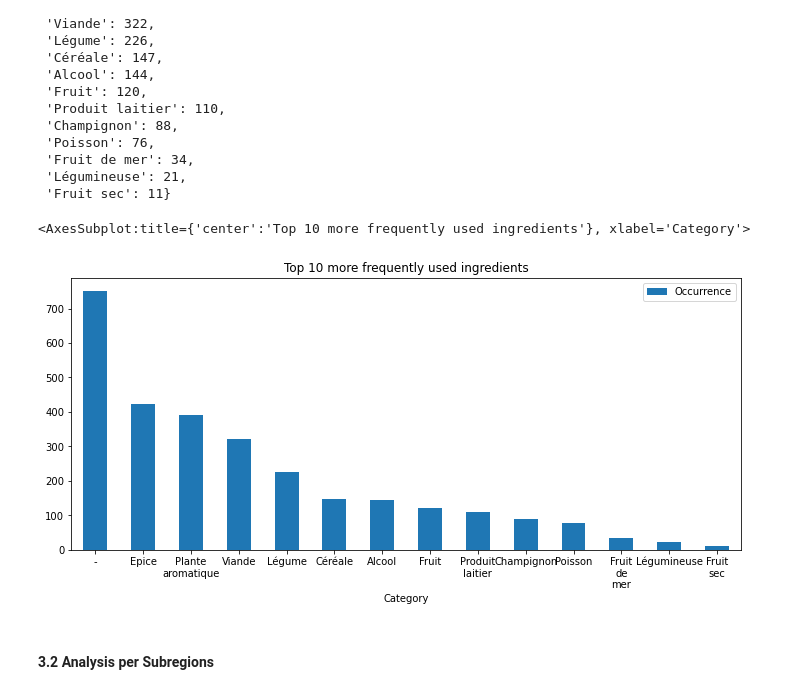
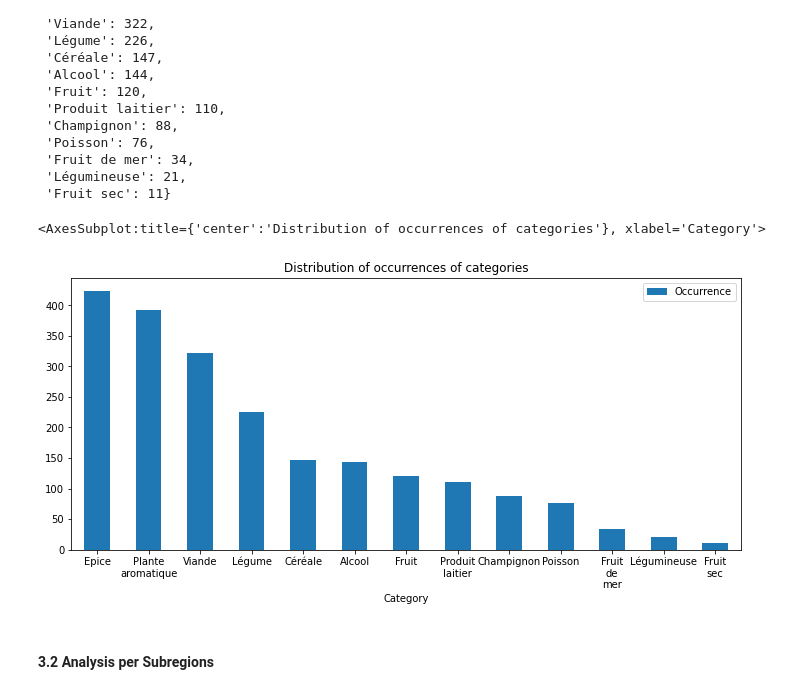
Before and after one commit to Ghalicb/historical-cookbook-digitalisation, a Jupyter notebook: src/recipes_analysis.ipynb, the cells around one changed output. Saved outputs shown, nothing was run; the diff lists cells and outputs as text; code cells hidden in the pictures.

Commit message:
modify figure

```diff
--- a/src/recipes_analysis.ipynb
+++ b/src/recipes_analysis.ipynb
@@ -134,11 +134,11 @@ cat_dic
  'Légumineuse': 21,
  'Fruit sec': 11}
 # %%
-cat_df = pd.DataFrame({'Category': [k.replace(' ', '\n') for k in cat_dic.keys()], 'Occurrence': cat_dic.values()})
-cat_df.plot.bar(x='Category', y='Occurrence', rot=0, figsize=(12, 5), title='Top 10 more frequently used ingredients')
+cat_df = pd.DataFrame({'Category': [k.replace(' ', '\n') for k in cat_dic.keys()][1:], 'Occurrence': list(cat_dic.values())[1:]})
+cat_df.plot.bar(x='Category', y='Occurrence', rot=0, figsize=(12, 5), title='Distribution of occurrences of categories')
 # %% [output]
-<AxesSubplot:title={'center':'Top 10 more frequently used ingredients'}, xlabel='Category'>
+<AxesSubplot:title={'center':'Distribution of occurrences of categories'}, xlabel='Category'>
-[figure, old version]
+[figure, new version]
 # %% [markdown]
 #### 3.2 Analysis per Subregions
 # %% [markdown]
```
Also changed, not shown: parts of 1 cell of this notebook.
